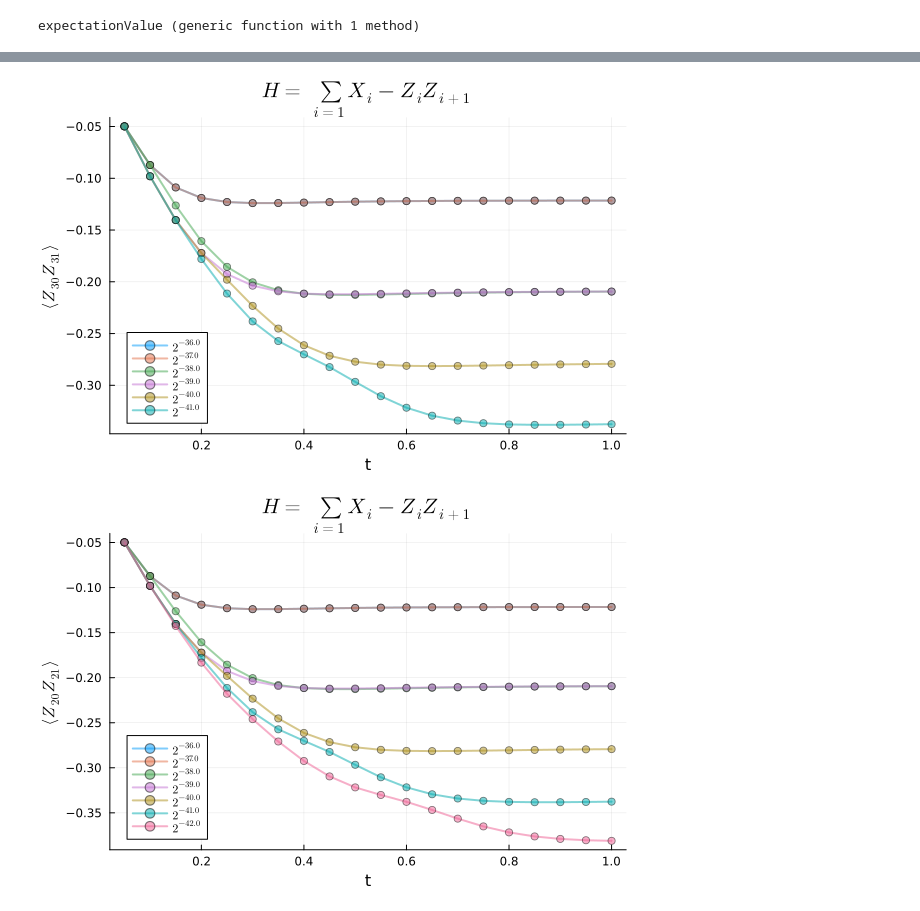
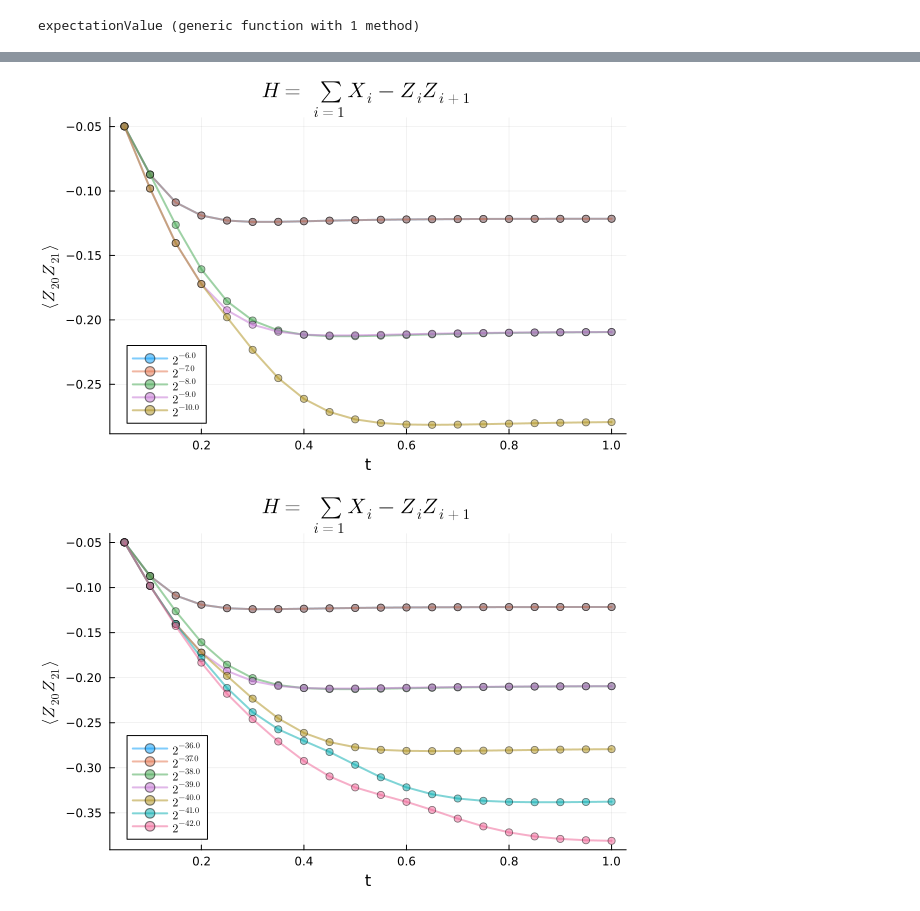
Before and after one commit to wrightjandrew/ImaginaryTimeEvolutionPauliPropagation, a Jupyter notebook: imaginaryTimeEvolution/tests2.ipynb, the cells around one changed output, grey strips where cells are left out. Drawn from its saved outputs; the diff is of its cells as text; code cells hidden in the pictures.

```diff
--- a/imaginaryTimeEvolution/tests2.ipynb
+++ b/imaginaryTimeEvolution/tests2.ipynb
@@ -271,23 +271,23 @@ PauliSum(nqubits: 30, 399803 Pauli terms:
 # %%
 observable = PauliString(nq, [:Z,:Z], [20,21])
 observable = inttostring(observable.term, nq)
 
 nl = 20
-trunc_coeffs = 2.0 .^ (-36:-1:-41)
+trunc_coeffs = 2.0 .^ (-6:-1:-10)
 
 time = range(0.05, 0.05*nl, nl)
 
 plot(ylabel=L"$\langle Z_{20}Z_{21} \rangle$", xlabel="t", title = L"$H = \sum_{i=1} X_i - Z_iZ_{i+1}$")
 
 
 for j in trunc_coeffs
     expectation = thermalStateExpectation(circuit, nl, nq, observable; min_abs_coeff=j, max_weight = 9)
     plot!(time, expectation, label = L"$2^{%$(round(log2(j), digits=2))}$", legend=:bottomleft, lw=2, markersize=4, marker=:circle, alpha=0.5)
 end
 
 display(plot!())
 # %% [output]
-[figure, old version]
+[figure, new version]
 # %%
 observable = PauliString(nq, [:Z,:Z], [20,21])
 observable = inttostring(observable.term, nq)
```
Also changed, not shown: parts of 1 cell of this notebook, 1 other file.
